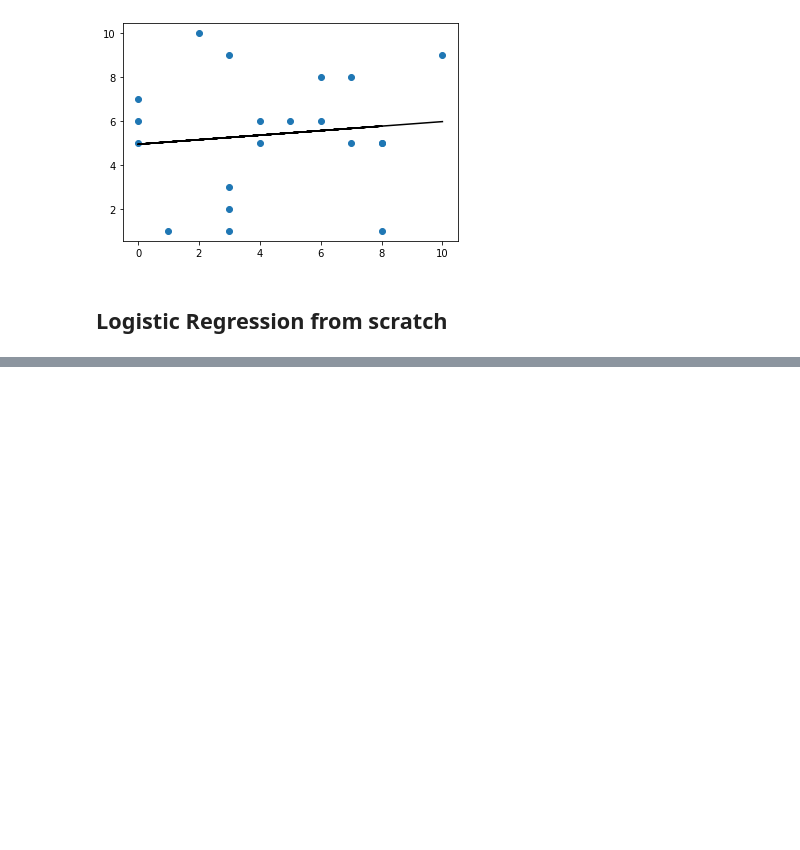
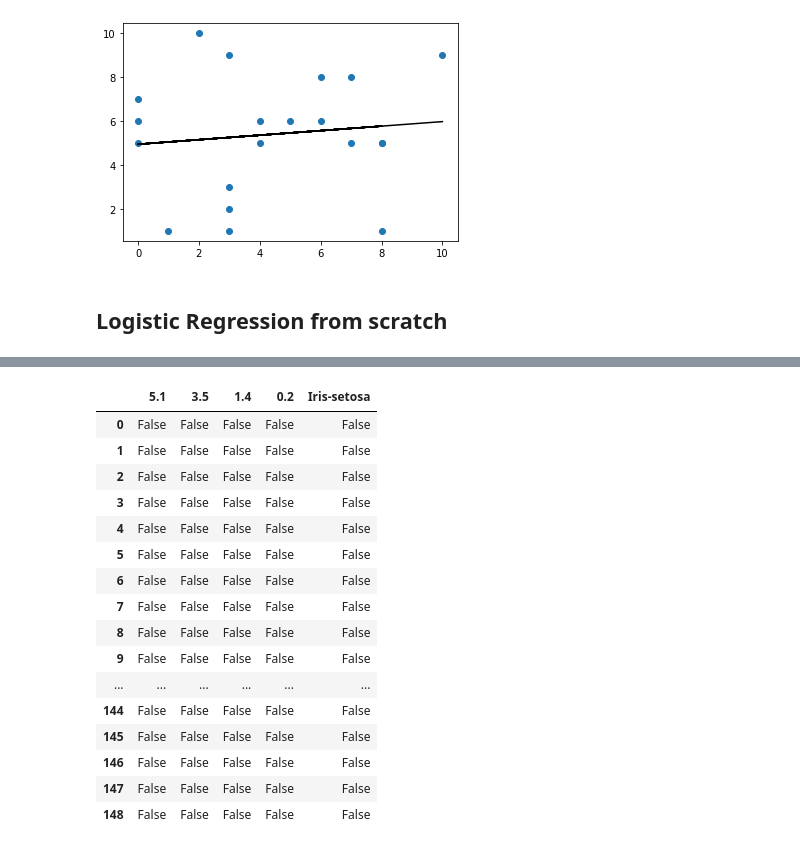
Before and after one commit to Diacod-I/Scratch-ML, a Jupyter notebook: MLScratch.ipynb, the cells around one changed output, grey strips where cells are left out. Cells and saved outputs as stored; diff of their text form; code cells hidden in the pictures; blank space fills up the shorter version.

```diff
--- a/MLScratch.ipynb
+++ b/MLScratch.ipynb
@@ -96,0 +129,20 @@ R^2: 50.3277 %
+# %%
+(data[data=='None']==False)
+# %% [output]
+|  | 5.1 | 3.5 | 1.4 | 0.2 | Iris-setosa |
+| 0 | False | False | False | False | False |
+| 1 | False | False | False | False | False |
+| 2 | False | False | False | False | False |
+| 3 | False | False | False | False | False |
+| 4 | False | False | False | False | False |
+| 5 | False | False | False | False | False |
+| 6 | False | False | False | False | False |
+| 7 | False | False | False | False | False |
+| 8 | False | False | False | False | False |
+| 9 | False | False | False | False | False |
+| ... | ... | ... | ... | ... | ... |
+| 144 | False | False | False | False | False |
+| 145 | False | False | False | False | False |
+| 146 | False | False | False | False | False |
+| 147 | False | False | False | False | False |
+| 148 | False | False | False | False | False |
```
Also changed, not shown: parts of 12 cells of this notebook.
